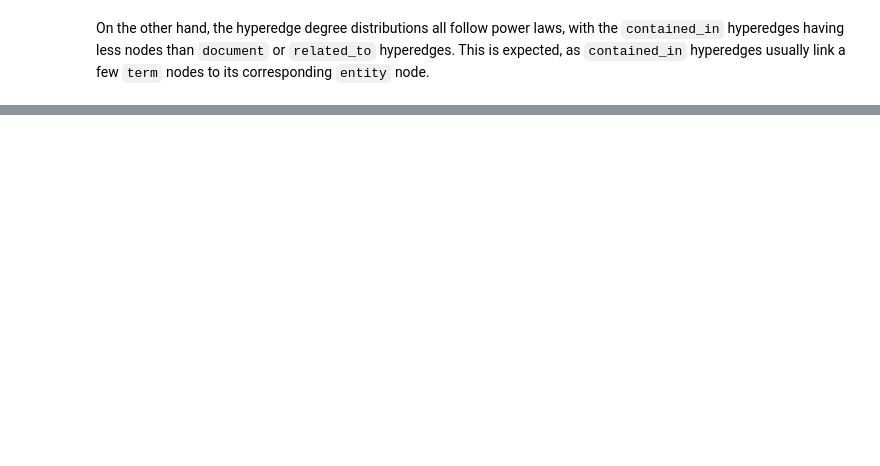
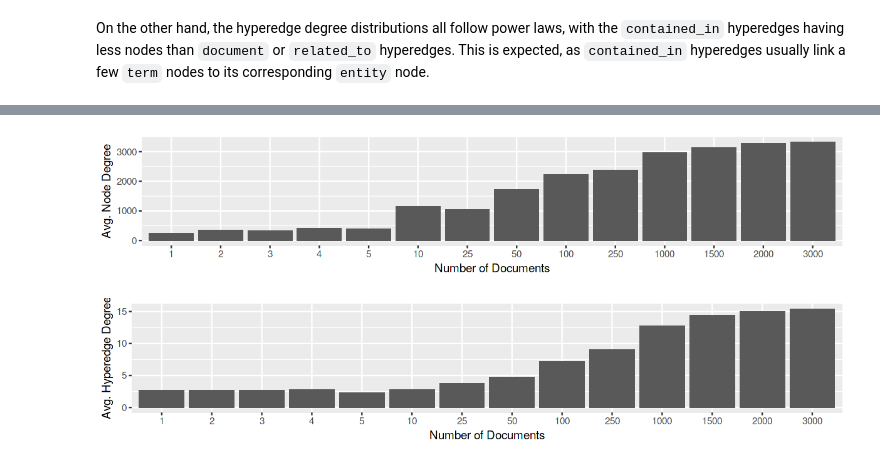
Before and after one commit to feup-infolab/army-ant, a Jupyter notebook: notebooks/hypergraph_of_entity/hypergraph_of_entity.ipynb, the cells around one changed output, grey strips where cells are left out. Saved outputs shown, nothing was run; the diff lists cells and outputs as text; code cells hidden in the pictures; blank space fills up the shorter version.

```diff
--- a/notebooks/hypergraph_of_entity/hypergraph_of_entity.ipynb
+++ b/notebooks/hypergraph_of_entity/hypergraph_of_entity.ipynb
@@ -90,5 +99,3 @@ load_degree_data <- function(base_dir) {
 ### Degree Distributions
 # %% [markdown]
 A hypergraph has two degree distributions, one for the nodes and another one for the hyperedges. We look at both.
-# %%
-degree <- load_degree_data(base_dir)
@@ -114,0 +147,18 @@ In order to better understand the impact of adding more documents and entities t
+# %%
+load_snapshots_degree_data <- function(base_dir, type="node") {
+    data <- do.call(rbind, lapply(list.files(path = base_dir, include.dirs = TRUE), function(snapshot) {
+        snapshot_dir <- paste(base_dir, snapshot, sep="/")
+        path <- paste(base_dir, snapshot, sep="/")
+
+        cbind(
+            snapshot_name = snapshot,
+            snapshot_id = strsplit(snapshot, "_")[[1]][2],
+            num_docs = strsplits(snapshot, "_")[[1]][3],
+            do.call(paste("load", type, "degree_data", sep="_"), list(base_dir = path)))
+    }))
+
+    setNames(data, c(names(data)[1:3], "node_id", "type", "degree"))
+}
+# %%
+snapshot_node_degree <- load_snapshots_degree_data(paste(base_dir, "snapshots", sep="/"), type="node")
+snapshot_edge_degree = load_snapshots_degree_data(paste(base_dir, "snapshots", sep="/"), type="edge")
@@ -114,0 +183,27 @@ In order to better understand the impact of adding more documents and entities t
+# %%
+plot_degree_over_time <- function(data, label) {
+    data <- aggregate(degree~num_docs, data, FUN=function(...) mean(..., na.rm = TRUE))
+
+    ggplot(data, aes(x=num_docs, y=degree)) +
+        geom_bar(stat = "identity") +
+        #stat_smooth(method = "lm") +
+        xlab("Number of Documents") +
+        ylab(label)
+}
+
+plot_size_over_time <- function(data, label) {
+    data <- aggregate(degree~num_docs, data, FUN=length)
+
+    ggplot(data, aes(x=num_docs, y=degree)) +
+        geom_bar(stat = "identity") +
+        #stat_smooth(method = "lm") +
+        xlab("Number of Documents") +
+        ylab(label)
+}
+# %%
+options(repr.plot.width=10, repr.plot.height=2)
+plot_degree_over_time(snapshot_node_degree, "Avg. Node Degree")
+plot_degree_over_time(snapshot_edge_degree, "Avg. Hyperedge Degree")
+# %% [output]
+[figure, added]
+[figure, added]
```
Also changed, not shown: parts of 11 cells of this notebook, 4 other files.
